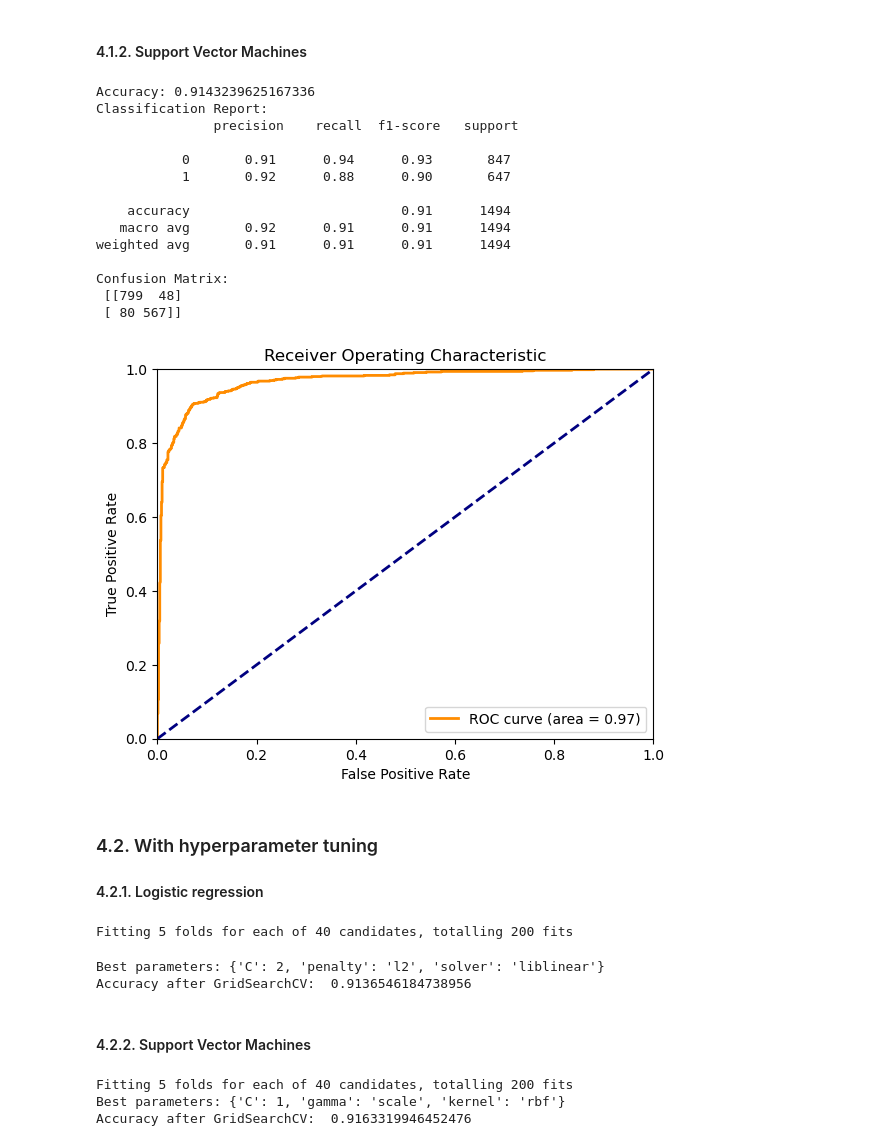
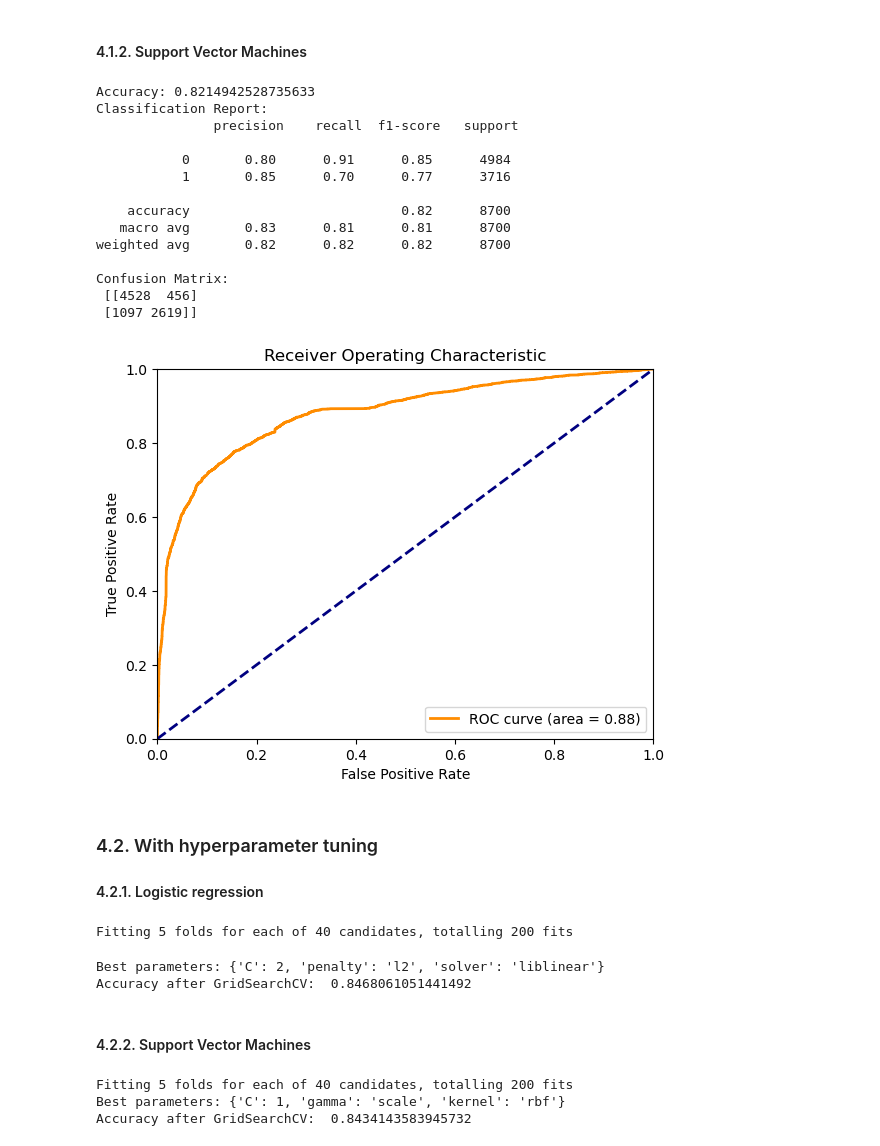
Before and after one commit to magnusrodseth/disaster-tweets, a Jupyter notebook: notebook-new.ipynb, the cells around one changed output. Cells and saved outputs as stored; diff of their text form; code cells hidden in the pictures.

Commit message:
clean up notebook

```diff
--- a/notebook-new.ipynb
+++ b/notebook-new.ipynb
@@ -425,8 +296,5 @@ Number of rows after removing duplicates 4979
 ## 2. Extracting features
 # %%
 # Create new column for text length
-df['text_length'] = df['cleaned_text'].apply(len)
-
-# Write the updated dataframe to a new CSV file
-df.to_csv('./results/09-with-text-length.csv', index=False)
-display(df.head())
+df['text_length'] = df['text'].apply(len)
+df_test['text_length'] = df_test['text'].apply(len)
@@ -502,17 +345,17 @@ There is no significant difference in sentiment between disaster and not disaste
 # %% [markdown]
 ## Create ngrams
 # %%
-
-
-
 def create_ngrams(text, n):
     tokens = word_tokenize(text)
     n_grams = list(ngrams(tokens, n))
     return n_grams
 
 
-df['bigrams'] = df['cleaned_text'].apply(lambda x: create_ngrams(x, 2))
-df['trigrams'] = df['cleaned_text'].apply(lambda x: create_ngrams(x, 3))
+df['bigrams'] = df['text'].apply(lambda x: create_ngrams(x, 2))
+df['trigrams'] = df['text'].apply(lambda x: create_ngrams(x, 3))
+
+df_test['bigrams'] = df_test['text'].apply(lambda x: create_ngrams(x, 2))
+df_test['trigrams'] = df_test['text'].apply(lambda x: create_ngrams(x, 3))
 # %% [markdown]
 ## Count number of occurences of ngrams in each category
 # %% [markdown]
@@ -583,0 +471,9 @@ x_train, x_test, y_train, y_test = train_test_split(x, y, test_size=0.3, random_
+# %%
+y_train = df_with_embeddings['y']
+X_train = df_with_embeddings.drop(['text', 'y'], axis=1)
+
+# split into train and validation sets
+X_train, X_val, y_train, y_val = train_test_split(X_train, y_train, test_size=0.2, random_state=42)
+
+y_test = df_test_with_embeddings['y']
+X_test = df_test_with_embeddings.drop(['text', 'y'], axis=1)
@@ -637,0 +484,12 @@ Confusion Matrix:
+# %%
+from sklearn.metrics import accuracy_score, classification_report, confusion_matrix, roc_curve, auc
+from sklearn.linear_model import LogisticRegression
+from sklearn.model_selection import train_test_split
+import matplotlib.pyplot as plt
+import seaborn as sns
+
+logreg = LogisticRegression(random_state=42, solver="liblinear")
+
+logreg.fit(X_train, y_train)
+
+y_val_pred = logreg.predict(X_val)
@@ -643,50 +575,50 @@ Confusion Matrix:
 svm_model = SVC(kernel='linear', C=1, random_state=42, probability=True)
 
 # Fit the model
-svm_model.fit(x_train, y_train)
+svm_model.fit(X_train, y_train)
 
 # Predictions
-y_pred = svm_model.predict(x_test)
+y_pred = svm_model.predict(X_test)
 
 # Model Evaluation
 print(f"Accuracy: {accuracy_score(y_test, y_pred)}")
 print(f"Classification Report: \n {classification_report(y_test, y_pred)}")
 print(f"Confusion Matrix: \n {confusion_matrix(y_test, y_pred)}")
 
 # Predict probabilities
-y_prob = svm_model.predict_proba(x_test)[:,1]
+y_prob = svm_model.predict_proba(X_test)[:,1]
 
 # Compute ROC curve and AUC
 false_positive_rate, true_positive_rate, thresholds = roc_curve(y_test, y_prob)
 area_under_curve = auc(false_positive_rate, true_positive_rate)
 
 # Plot ROC curve
 plt.figure()
 plt.plot(false_positive_rate, true_positive_rate, color='darkorange', lw=2, label='ROC curve (area = %0.2f)' % area_under_curve)
 plt.plot([0, 1], [0, 1], color='navy', lw=2, linestyle='--')
 plt.xlim([0.0, 1.0])
 plt.ylim([0.0, 1.0])
 plt.xlabel('False Positive Rate')
 plt.ylabel('True Positive Rate')
 plt.title('Receiver Operating Characteristic')
 plt.legend(loc="lower right")
 plt.show()
 # %% [output]
-Accuracy: 0.9143239625167336
+Accuracy: 0.8214942528735633
 Classification Report:
                precision    recall  f1-score   support
 
-           0       0.91      0.94      0.93       847
-           1       0.92      0.88      0.90       647
+           0       0.80      0.91      0.85      4984
+           1       0.85      0.70      0.77      3716
 
-    accuracy                           0.91      1494
-   macro avg       0.92      0.91      0.91      1494
-weighted avg       0.91      0.91      0.91      1494
+    accuracy                           0.82      8700
+   macro avg       0.83      0.81      0.81      8700
+weighted avg       0.82      0.82      0.82      8700
 
 Confusion Matrix:
- [[799  48]
- [ 80 567]]
+ [[4528  456]
+ [1097 2619]]
-[figure, old version]
+[figure, new version]
 # %% [markdown]
 ### 4.2. With hyperparameter tuning
 
@@ -704,18 +636,18 @@ param_grid = {
 grid_search = GridSearchCV(LogisticRegression(random_state=42), param_grid, cv=5, n_jobs=-1, verbose=1)
 
 # Fit to the training data
-grid_search.fit(x_train, y_train)
+grid_search.fit(X_train, y_train)
 
 # Print the best parameters
 print(f"Best parameters: {grid_search.best_params_}")
 
 # Evaluate on the test set
-y_pred = grid_search.best_estimator_.predict(x_test)
+y_pred = grid_search.best_estimator_.predict(X_test)
 print("Accuracy after GridSearchCV: ", accuracy_score(y_test, y_pred))
 # %% [output]
 Fitting 5 folds for each of 40 candidates, totalling 200 fits
 Best parameters: {'C': 2, 'penalty': 'l2', 'solver': 'liblinear'}
-Accuracy after GridSearchCV:  0.9136546184738956
+Accuracy after GridSearchCV:  0.8468061051441492
 # %% [markdown]
 #### 4.2.2. Support Vector Machines
 # %%
@@ -730,15 +662,15 @@ param_grid_svm = {
 grid_search_svm = GridSearchCV(SVC(probability=True, random_state=42), param_grid_svm, cv=5, n_jobs=-1, verbose=1)
 
 # Fit to the training data
-grid_search_svm.fit(x_train, y_train)
+grid_search_svm.fit(X_train, y_train)
 
 # Print the best parameters
 print(f"Best parameters: {grid_search_svm.best_params_}")
 
 # Evaluate on the test set
-y_pred_svm = grid_search_svm.best_estimator_.predict(x_test)
+y_pred_svm = grid_search_svm.best_estimator_.predict(X_test)
 print("Accuracy after GridSearchCV: ", accuracy_score(y_test, y_pred_svm))
 # %% [output]
 Fitting 5 folds for each of 40 candidates, totalling 200 fits
 Best parameters: {'C': 1, 'gamma': 'scale', 'kernel': 'rbf'}
-Accuracy after GridSearchCV:  0.9163319946452476
+Accuracy after GridSearchCV:  0.8434143583945732
```
Also changed, not shown: parts of 43 cells of this notebook.
